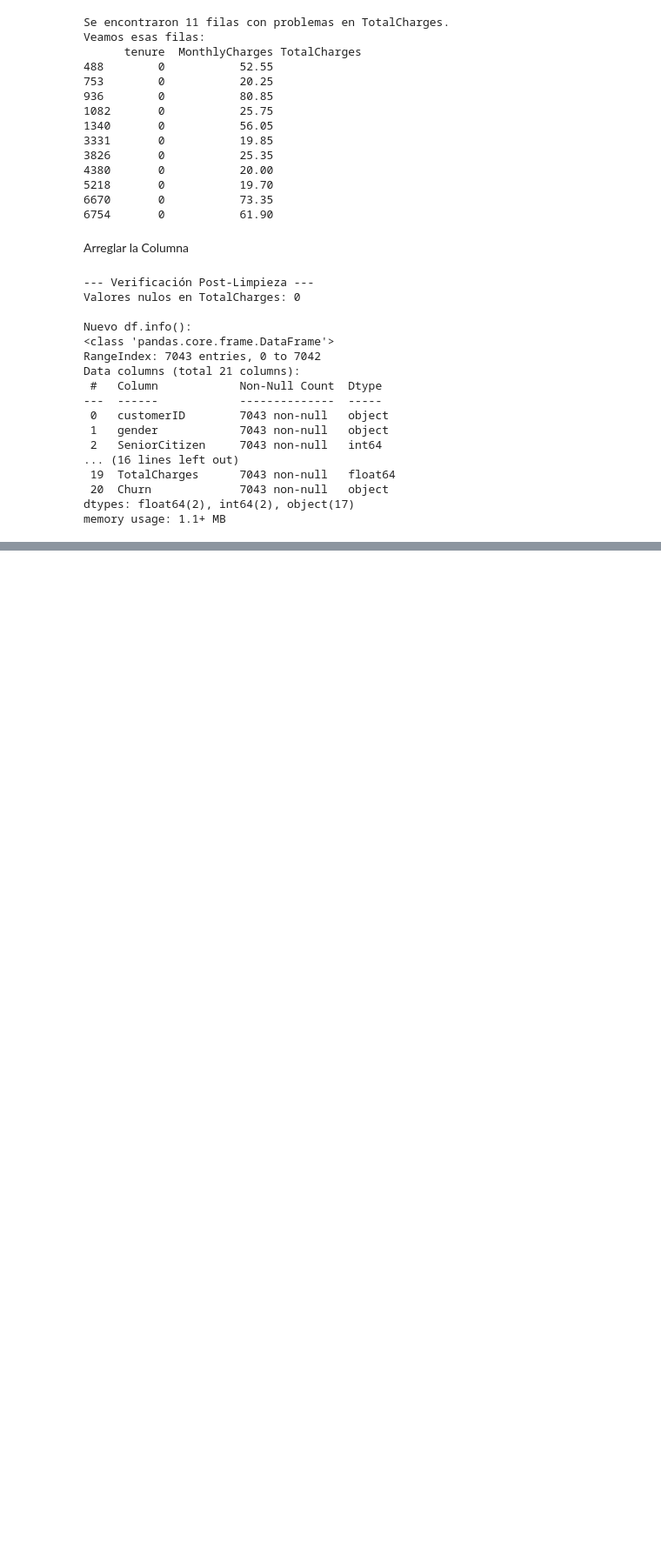
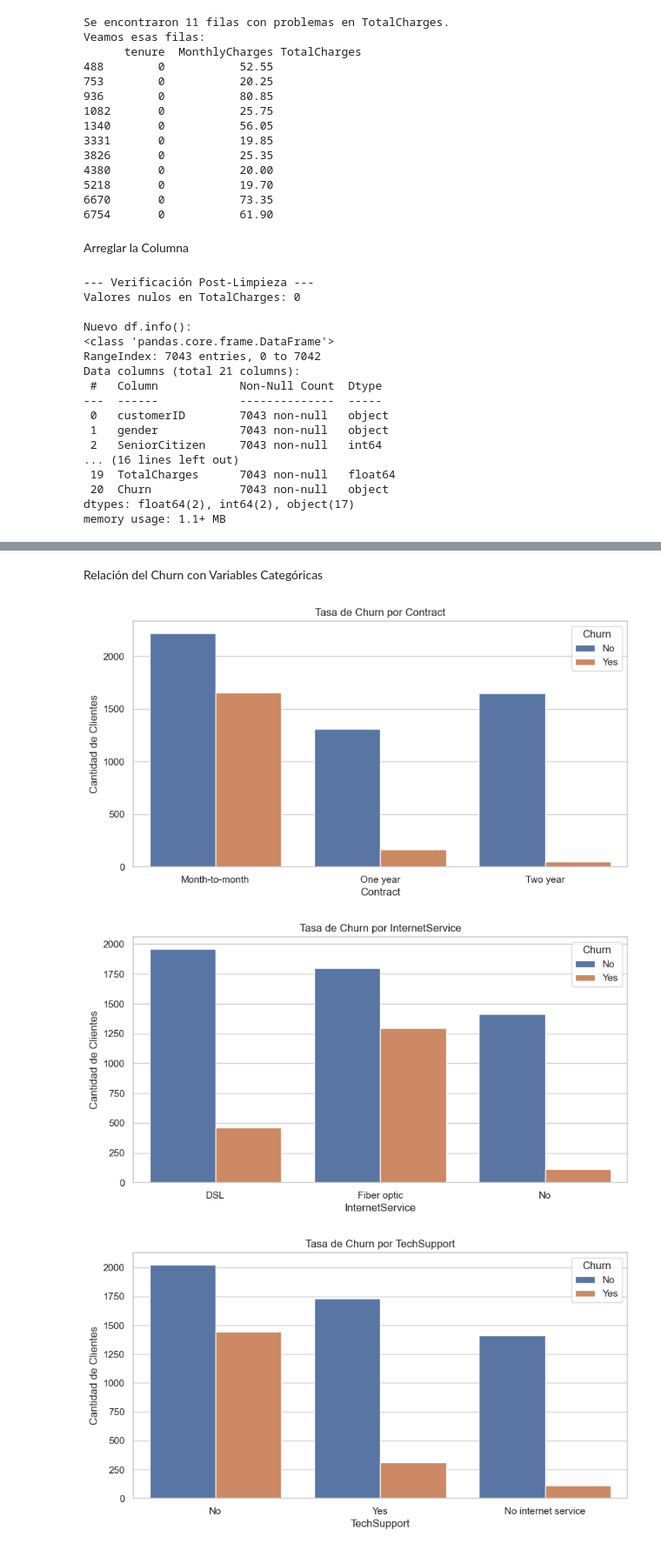
Before and after one commit to felipecaselli/analisis-churn-telecom-powerbi, a Jupyter notebook: analisis_churn.ipynb, the cells around one changed output, grey strips where cells are left out. Shown: that part at 87% size. Cells and saved outputs as stored; diff of their text form; code cells hidden in the pictures; blank space fills up the shorter version.

```diff
--- a/analisis_churn.ipynb
+++ b/analisis_churn.ipynb
@@ -98,0 +124,20 @@ memory usage: 1.1+ MB
+# %% [markdown]
+Relación del Churn con Variables Categóricas
+# %%
+# Lista de columnas categóricas que queremos analizar
+categorical_features = ['Contract', 'InternetService', 'TechSupport', 'PaymentMethod']
+
+# Creamos un gráfico para cada una
+for feature in categorical_features:
+    plt.figure(figsize=(10, 5)) # Definimos el tamaño
+    # Creamos un countplot que separa por 'Churn' usando el parámetro 'hue'
+    sns.countplot(data=df, x=feature, hue='Churn')
+    plt.title(f'Tasa de Churn por {feature}')
+    plt.xlabel(feature)
+    plt.ylabel('Cantidad de Clientes')
+    plt.legend(title='Churn')
+    plt.show()
+# %% [output]
+[figure, added]
+[figure, added]
+[figure, added]
```
Also changed, not shown: parts of 5 cells of this notebook.
